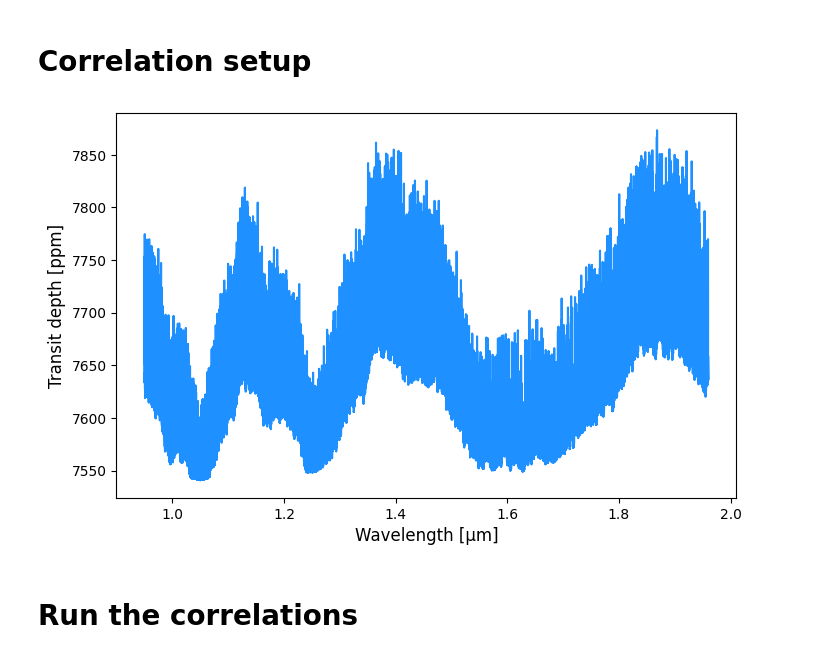
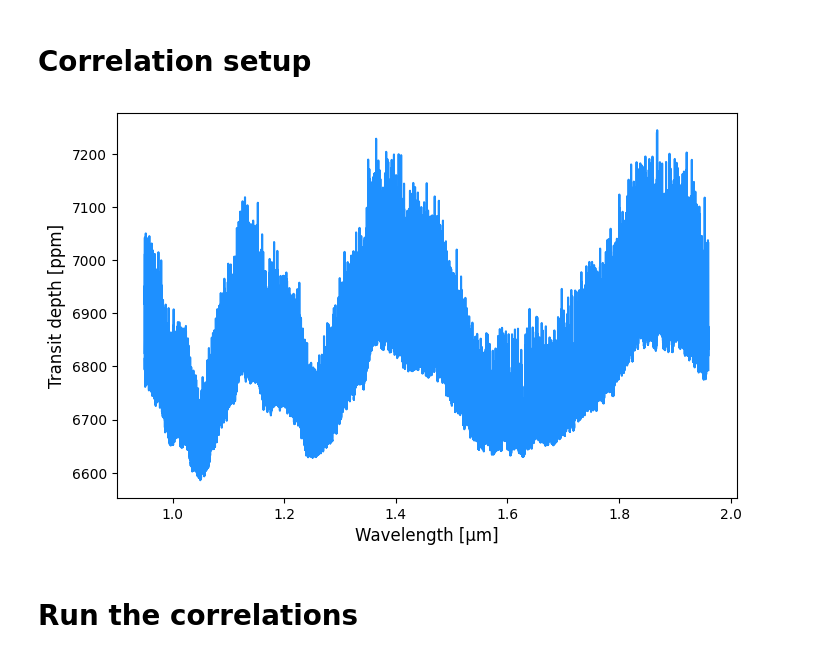
Before and after one commit to mathisbouffard/HRS_with_starships, a Jupyter notebook: HRS_analysis/notebooks/Correlations_new.ipynb, the cells around one changed output. Cells and saved outputs as stored; diff of their text form; code cells hidden in the pictures.

```diff
--- a/HRS_analysis/notebooks/Correlations_new.ipynb
+++ b/HRS_analysis/notebooks/Correlations_new.ipynb
@@ -51,48 +51,8 @@ couleurs = hm.get_colors('magma', 50)[5:-2]
 # Correlation setup
 # %%
 # BASIC INFORMATION
-pl_name = "TRAPPIST-1 g"
-instrument = "NIRPS"  # SPIRou_with_persi, NIRPS
-
-# # TRAPPIST-1 b
-# ap     = 0.01154*u.au        # semi-major axis of planet
-# R_pl   = 1.116*u.R_earth     # radius of planet
-# R_star = 0.1192*u.R_sun      # radius of star
-# M_star = 0.0898*const.M_sun  # mass of star
-# e      = 0                   # eccentricity
-# w      = 4.712389*u.rad      # argument of periapsis (equal to 270 degrees)
-
-# # TRAPPIST-1 d
-# ap     = 0.02227*u.au        # semi-major axis of planet
-# R_pl   = 0.788*u.R_earth     # radius of planet
-# R_star = 0.1192*u.R_sun      # radius of star
-# M_star = 0.0898*const.M_sun  # mass of star
-# e      = 0                   # eccentricity
-# w      = 4.712389*u.rad      # argument of periapsis (equal to 270 degrees)
-
-# # TRAPPIST-1 e
-# ap     = 0.02925*u.au        # semi-major axis of planet
-# R_pl   = 0.920*u.R_earth     # radius of planet
-# R_star = 0.1192*u.R_sun      # radius of star
-# M_star = 0.0898*const.M_sun  # mass of star
-# e      = 0                   # eccentricity
-# w      = 4.712389*u.rad      # argument of periapsis (equal to 270 degrees)
-
-# # TRAPPIST-1 f
-# ap     = 0.03849*u.au        # semi-major axis of planet
-# R_pl   = 1.045*u.R_earth     # radius of planet
-# R_star = 0.1192*u.R_sun      # radius of star
-# M_star = 0.0898*const.M_sun  # mass of star
-# e      = 0                   # eccentricity
-# w      = 4.712389*u.rad      # argument of periapsis (equal to 270 degrees)
-
-# TRAPPIST-1 g
-ap     = 0.04683*u.au        # semi-major axis of planet
-R_pl   = 1.129*u.R_earth     # radius of planet
-R_star = 0.1192*u.R_sun      # radius of star
-M_star = 0.0898*const.M_sun  # mass of star
-e      = 0                   # eccentricity
-w      = 4.712389*u.rad      # argument of periapsis (equal to 270 degrees)
+pl_name = "TRAPPIST-1 f"
+instrument = "NIRPS_Apr2026"  # SPIRou_with_persi, NIRPS, NIRPS_Apr2026
 
 
 # NIGHTS TO CROSS-CORRELATE WITH
@@ -123,20 +83,32 @@ nightlist = [
             # '2023-11-04',
             # '2024-07-11e',
     # NIRPS f
-            # '2023-08-28',
-            # '2024-11-02',
-            # '2025-08-06',
+            '2023-08-28',
+            '2024-11-02',
+            '2025-08-06',
     # NIRPS g
             # '2023-10-05',
-            '2023-11-11',
-            '2025-07-08',
+            # '2023-11-11',
+            # '2025-07-08',
                ]
 
 
 # MODEL DETAILS
-model_directory = "/home/mathisb/Github/HRS_models/"  # where to find the models
-# model_filename = "prt_model_TRAPPIST-1b_H2O_v03.npz"  # name of npz model file: CO2_v05, CH4_v01, H2O_v03
-model_filename = "prt_model_TRAPPIST-1g_H2O_NIRPS_full.npz"  # name of npz model file: CO2, CH4, H2O
+molecule = 'H2O'
+scenario = 'H2rich'
+ab = 1
+cloud = 100
+
+# model_directory = "/home/mathisb/Github/HRS_models/"  # where to find the models
+# model_filename_1 = "prt_model_TRAPPIST-1f"
+# model_filename_2 = "CH4_NIRPS_H2rich.npz"  # CO2, CH4, H2O
+
+# ########################### TEMP
+model_directory = f"/home/mathisb/scratch/HRS_models/{pl_name[-1]}_{scenario}_{molecule}/"
+model_filename_1 = f"prt_model_TRAPPIST-1{pl_name[-1]}"
+model_filename_2 = f"{scenario}_{molecule}_{str(ab)}_pcloud_{str(cloud)}.npz"
+# ##########################
+
 
 
 # REDUCTION DETAILS
@@ -150,35 +122,36 @@ reduc_in_scratch = True  # in the scratch directory (True) or in the home direct
 # CORRELATION DETAILS
 kind_trans = 'transmission'  # emission or transmission
 
 # Define cross-correlation axes
-step_RV_inj = 2.0  # SPIROU: 2.14 (twice the resolution of SPIRou in km/s); NIRPS: 2.0
-corr_xlim = 150  # correlation will be done with Vrad values in [-corr_xlim, corr_xlim]
+step_RV_inj = 1.0  # SPIROU: 2.14 (twice the resolution of SPIRou in km/s); NIRPS: 1.0
+corr_xlim = 100  # correlation will be done with Vrad values in [-corr_xlim, corr_xlim]
 
 # Where to output the correlations
 output_in_scratch = True  # in the scratch directory (True) or in the home directory (False)
 
 
 #------------------------------------------------------------------------------------------#
 
 
 # Load the model
+model_filename = model_filename_1 + '_' + model_filename_2
 model_file = np.load(model_directory + model_filename)
 wave_mod, model_spec = model_file['wave_mod'], model_file['model_spec']
 
 if 'NIRPS' in instrument:
     # cut off the model at the NIRPS wavelengths
     model_spec = model_spec[wave_mod <= 1.96]
     wave_mod = wave_mod[wave_mod <= 1.96]
 
 # Plot it
 plt.figure(figsize=(8,5))
 plt.plot(wave_mod, model_spec * 1e6, color="dodgerblue")
 # plt.axhline(5 + (R_pl.to(u.R_sun).value / R_star.value) **2 * 1e6, color='r')  # plot the cutoff under which orders are rejected
 
 plt.xlabel('Wavelength [μm]', fontsize=12)
 plt.ylabel('Transit depth [ppm]', fontsize=12)  # transit depth: $(\frac{R_{\rm p}}{R_{\rm \star}})^2$
 plt.show()
 # %% [output]
-[figure, old version]
+[figure, new version]
 # %%
 # OTHER INFORMATION
```
Also changed, not shown: parts of 9 cells of this notebook, 24 other files.
